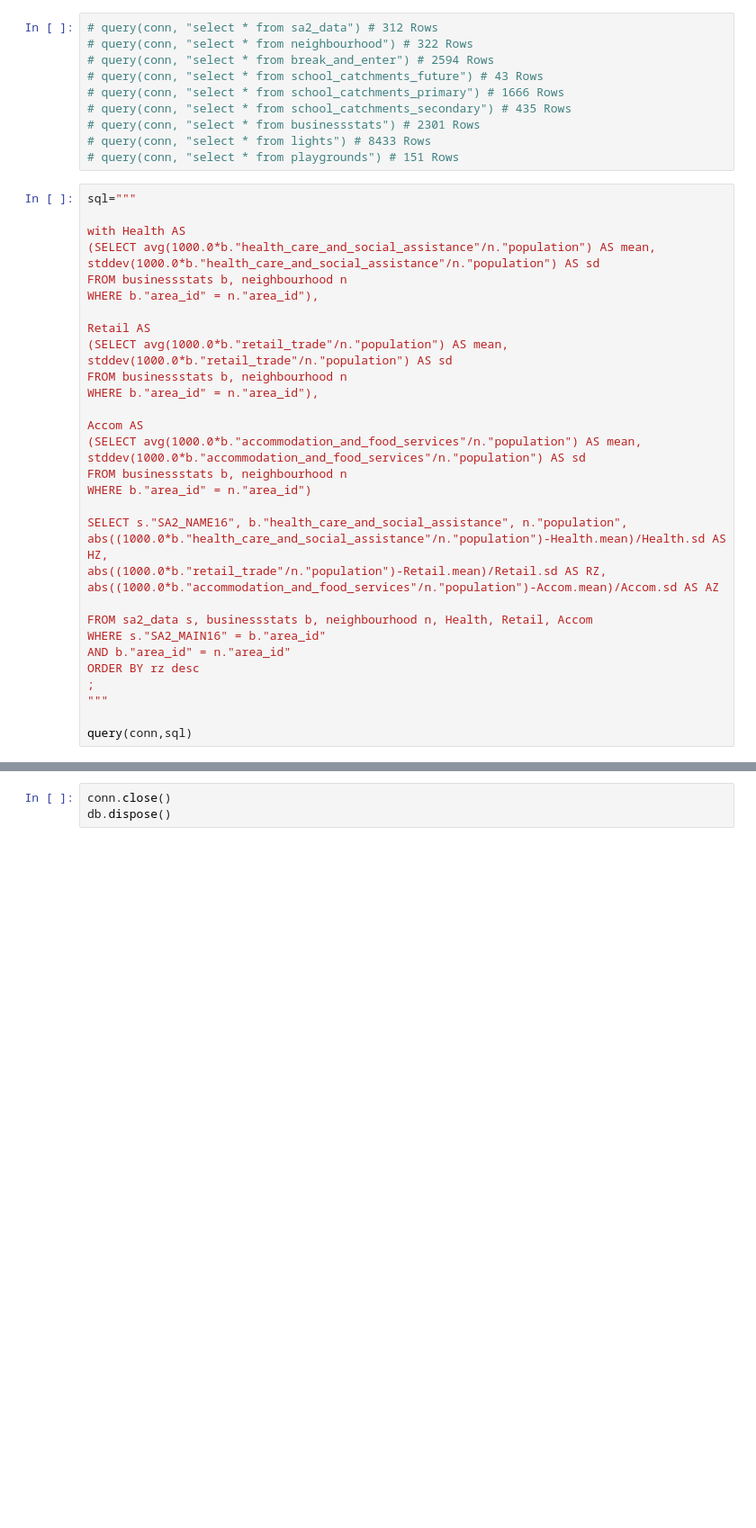
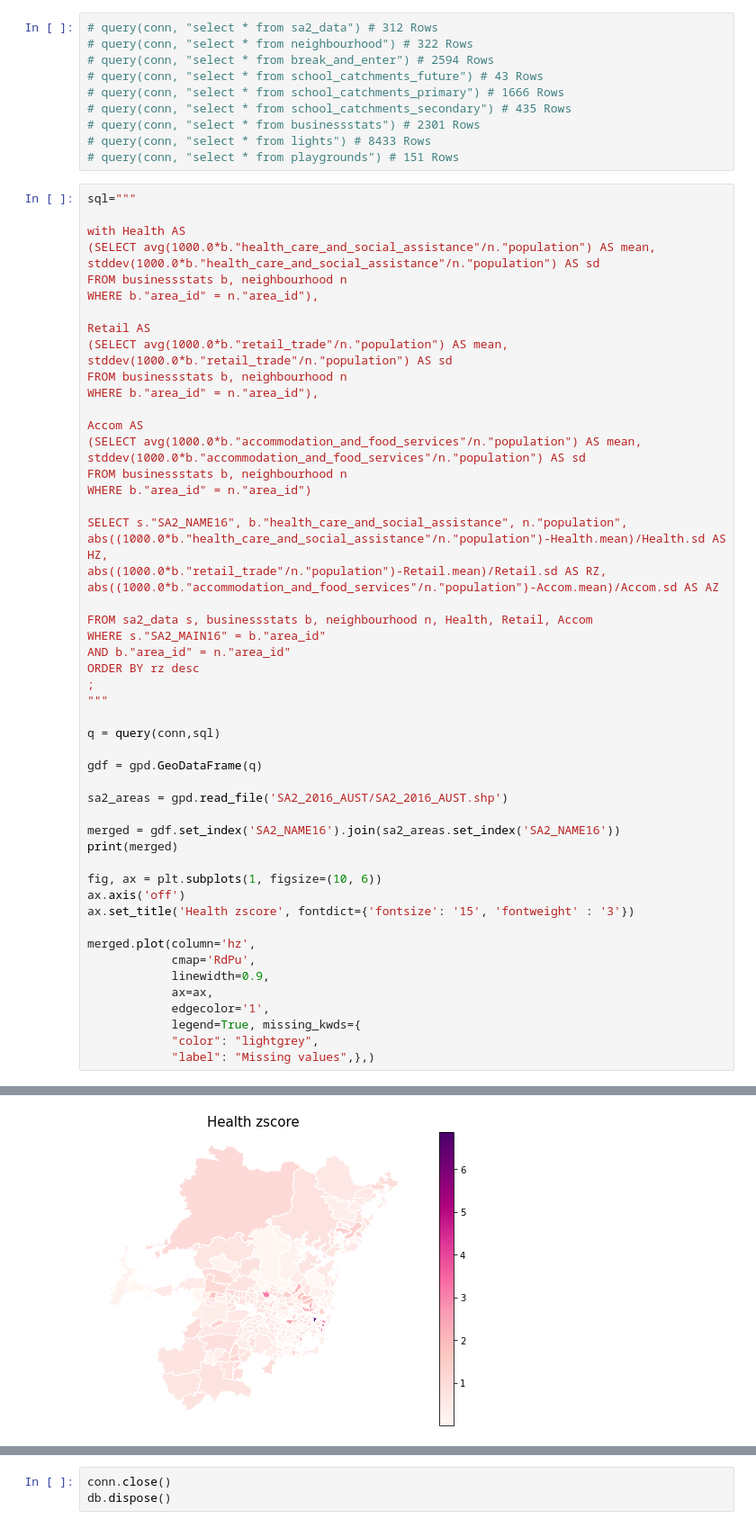
Before and after one commit to PratulSR/Sydney-Liveability-Analysis, a Jupyter notebook: Demo Notebook.ipynb, the cells around one changed output, grey strips where cells are left out. Shown at 90% size. Saved outputs shown, nothing was run; the diff lists cells and outputs as text; blank space fills up the shorter version.

```diff
--- a/Demo Notebook.ipynb
+++ b/Demo Notebook.ipynb
@@ -366,5 +411,25 @@ ORDER BY rz desc
 ;
 """
 
-query(conn,sql)
+q = query(conn,sql)
+
+gdf = gpd.GeoDataFrame(q)
+
+sa2_areas = gpd.read_file('SA2_2016_AUST/SA2_2016_AUST.shp')
+
+merged = gdf.set_index('SA2_NAME16').join(sa2_areas.set_index('SA2_NAME16'))
+print(merged)
+
+fig, ax = plt.subplots(1, figsize=(10, 6))
+ax.axis('off')
+ax.set_title('Health zscore', fontdict={'fontsize': '15', 'fontweight' : '3'})
+
+merged.plot(column='hz',
+            cmap='RdPu',
+            linewidth=0.9,
+            ax=ax,
+            edgecolor='1',
+            legend=True, missing_kwds={
+            "color": "lightgrey",
+            "label": "Missing values",},)
 # %% [output]
@@ -383,0 +454 @@ query(conn,sql)
+[figure, added]
```
Also changed, not shown: parts of 7 cells of this notebook.
